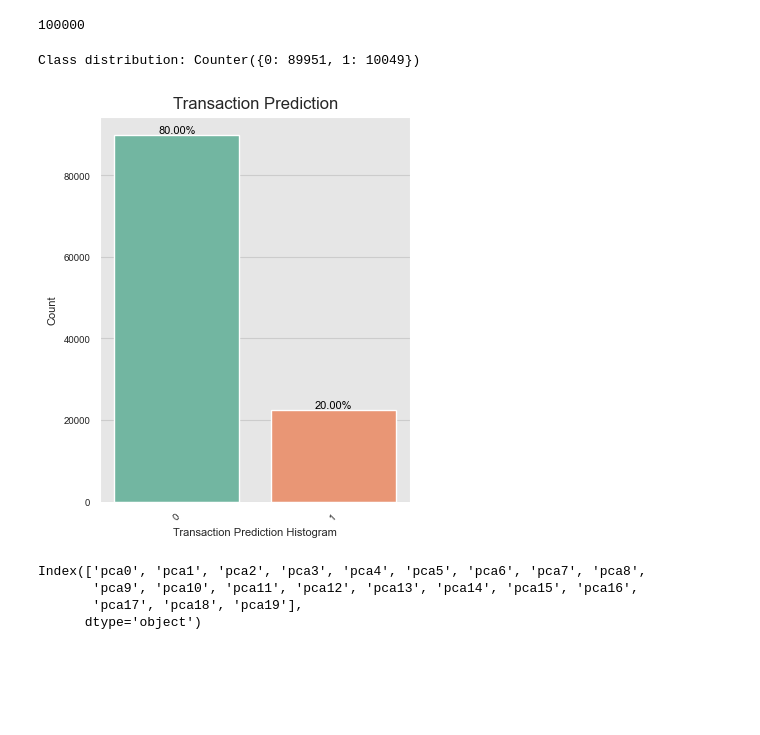
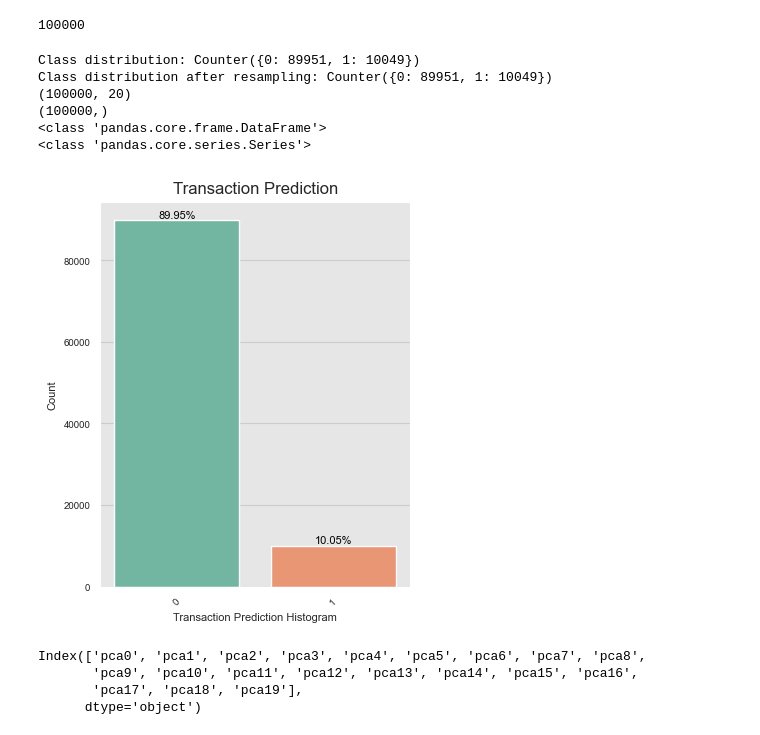
Before and after one commit to EngPeterAtef/transaction-prediction-ml-project, a Jupyter notebook: models/logitic_regression.ipynb, the cells around one changed output. Cells and saved outputs as stored; diff of their text form; code cells hidden in the pictures; blank space fills up the shorter version.

```diff
--- a/models/logitic_regression.ipynb
+++ b/models/logitic_regression.ipynb
@@ -32,45 +34,60 @@ len(X)
 # %% [output]
 100000
 # %%
-sampling_flag = int(input("Enter 1 for oversampling, otherwise for no sampling: "))
+sampling_flag = int(input("Enter 1 for undersampling, 2 for oversampling, otherwise for no sampling: "))
 # %%
 print("Class distribution:", Counter(y))
 if sampling_flag == 1:
-    sampling_strategy = 0.25#"minority"
-    smote = SMOTE(random_state=42,n_jobs=-1,sampling_strategy=sampling_strategy,k_neighbors=2)
+    # Check class distribution before undersampling
+
+    # Define the undersampler
+    undersampler = RandomUnderSampler(random_state=42)
+
+    # Apply undersampling
+    X, y = undersampler.fit_resample(X, y)
+
+elif sampling_flag == 2:
+    sampling_strategy = 'auto'#"minority"
+    smote = SMOTE(random_state=42,n_jobs=-1,sampling_strategy=sampling_strategy)
     X, y = smote.fit_resample(X, y)
-    # check the new class distribution
-    print("Class distribution after resampling:", Counter(y))
-    print(X.shape)
-    print(y.shape)
-    print(type(X))
-    print(type(y))
-    data = pd.concat([X, y], axis=1)
-    data.head()
+# check the new class distribution
+print("Class distribution after resampling:", Counter(y))
+print(X.shape)
+print(y.shape)
+print(type(X))
+print(type(y))
+data = pd.concat([X, y], axis=1)
 # target variable analysis
 plt.figure(figsize=(4, 5))
 sns.countplot(x="target", data=data, palette='Set2', ax=plt.gca())
 # add percentages
 for p in plt.gca().patches:
     plt.gca().text(p.get_x() + p.get_width()/2., p.get_height(), '{:1.2f}%'.format(100*p.get_height()/len(data)),
                    fontsize=8, color='black', ha='center', va='bottom')
 plt.xticks(rotation=45, fontsize=7)
 plt.yticks(fontsize=7)
 plt.xlabel('Transaction Prediction Histogram', fontsize=8)
 plt.ylabel('Count', fontsize=8)
 plt.title('Transaction Prediction')
 plt.axis('tight')
 temp = ''
 if sampling_flag == 1:
+    temp = 'under'
+elif sampling_flag == 2:
     temp = 'over'
 else:
     temp = 'no'
 # plt.savefig(f'../images/{model_name}/transaction_distribution_after_{temp}_sampling.png',
 #             dpi=300, bbox_inches='tight')
 plt.show()
 # %% [output]
 Class distribution: Counter({0: 89951, 1: 10049})
+Class distribution after resampling: Counter({0: 89951, 1: 10049})
+(100000, 20)
+(100000,)
+<class 'pandas.core.frame.DataFrame'>
+<class 'pandas.core.series.Series'>
-[figure, old version]
+[figure, new version]
 # %%
 # standardize the data
 X = standardize_features(X)
```
Also changed, not shown: parts of 1 cell of this notebook, 3 other files.
